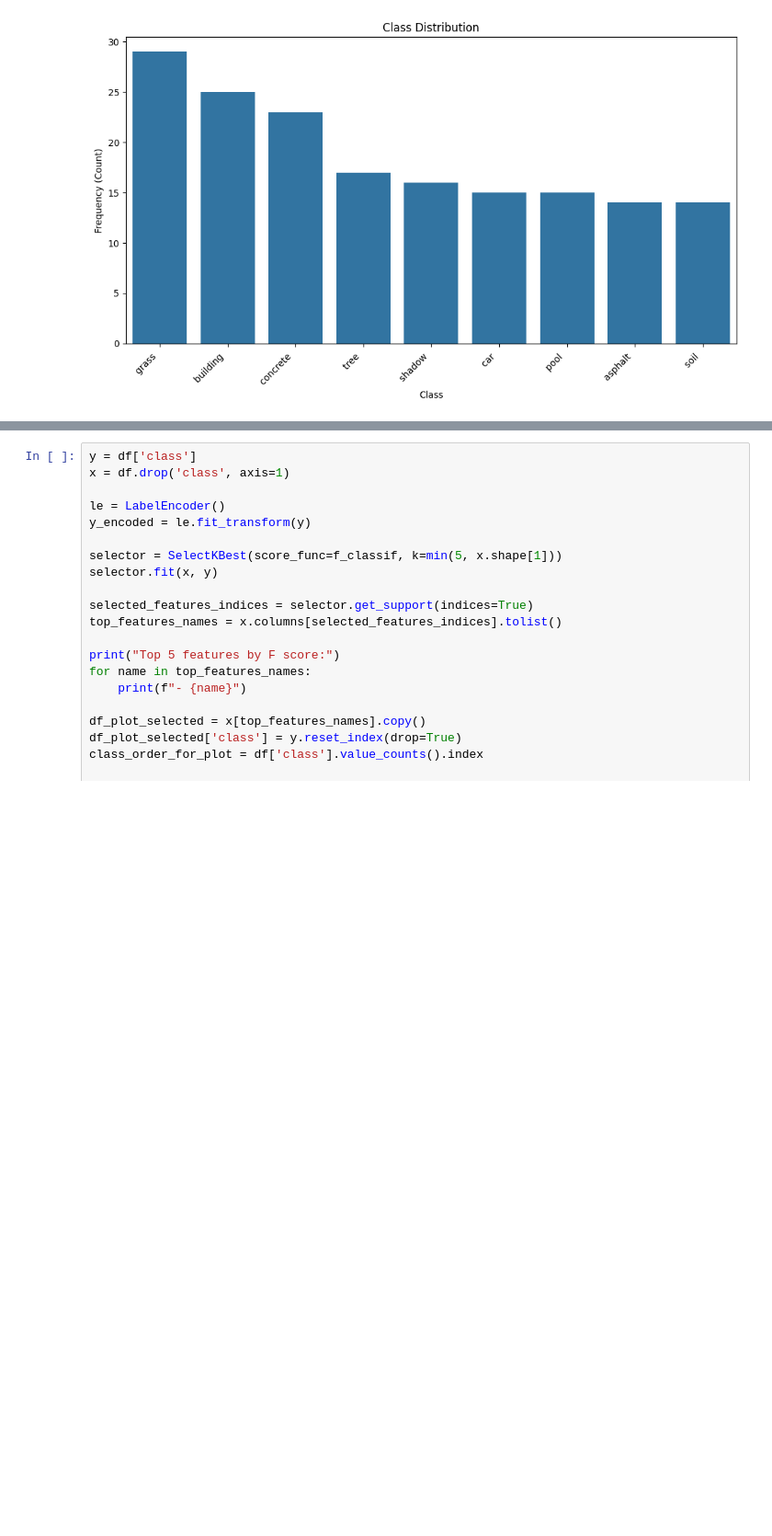
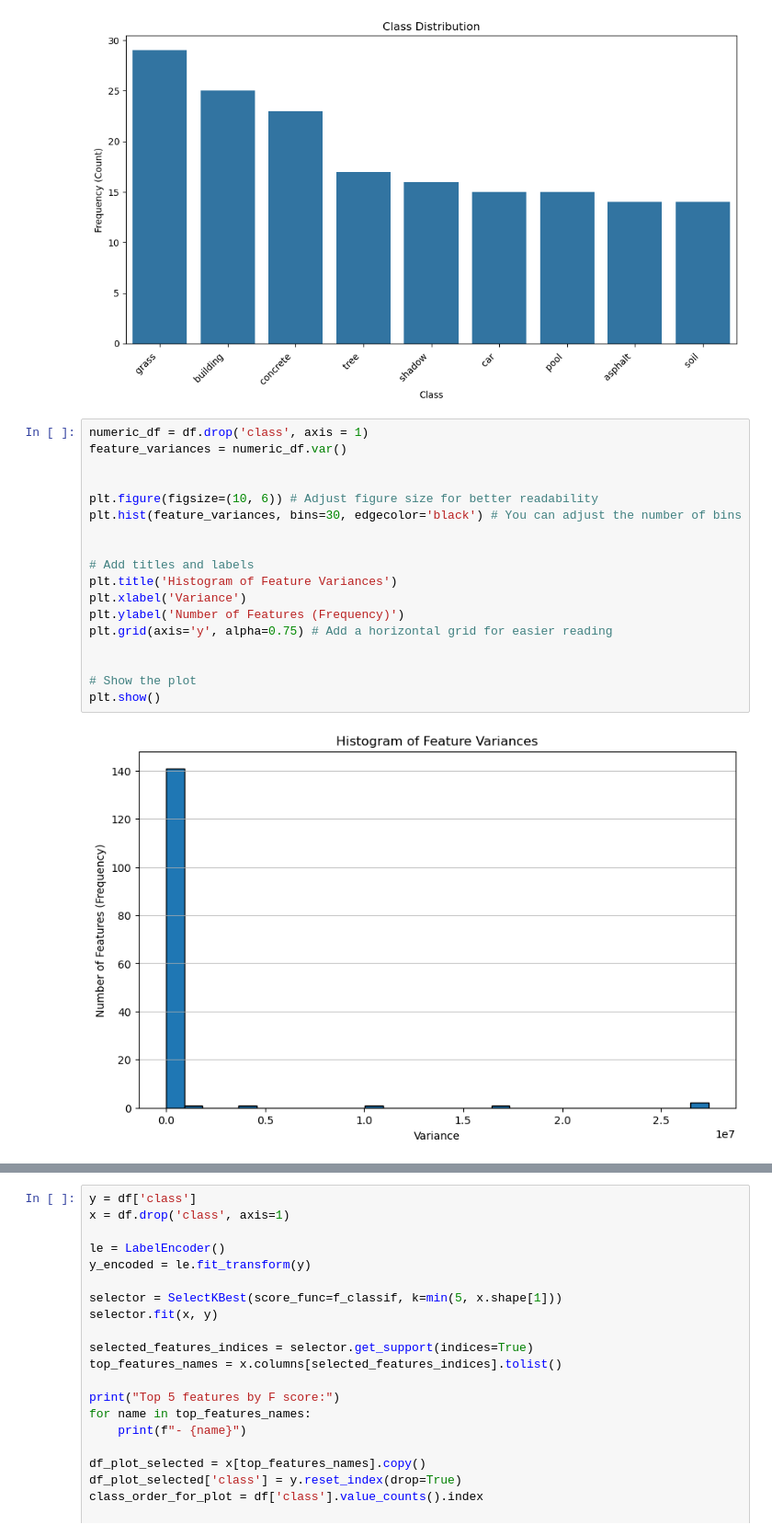
Before and after one commit to ethangreeney/FDSassignment2, a Jupyter notebook: LandUrbanCover.ipynb, the cells around one changed output, grey strips where cells are left out. Shown at 92% size. Drawn from its saved outputs; the diff is of its cells as text; blank space fills up the shorter version.

```diff
--- a/LandUrbanCover.ipynb
+++ b/LandUrbanCover.ipynb
@@ -81,3 +81,23 @@ plt.tight_layout()
 plt.show()
 # %% [output]
 [figure]
+# %%
+numeric_df = df.drop('class', axis = 1)
+feature_variances = numeric_df.var()
+
+
+plt.figure(figsize=(10, 6)) # Adjust figure size for better readability
+plt.hist(feature_variances, bins=30, edgecolor='black') # You can adjust the number of bins
+
+
+# Add titles and labels
+plt.title('Histogram of Feature Variances')
+plt.xlabel('Variance')
+plt.ylabel('Number of Features (Frequency)')
+plt.grid(axis='y', alpha=0.75) # Add a horizontal grid for easier reading
+
+
+# Show the plot
+plt.show()
+# %% [output]
+[figure, added]
```
Also changed, not shown: parts of 2 cells of this notebook.
